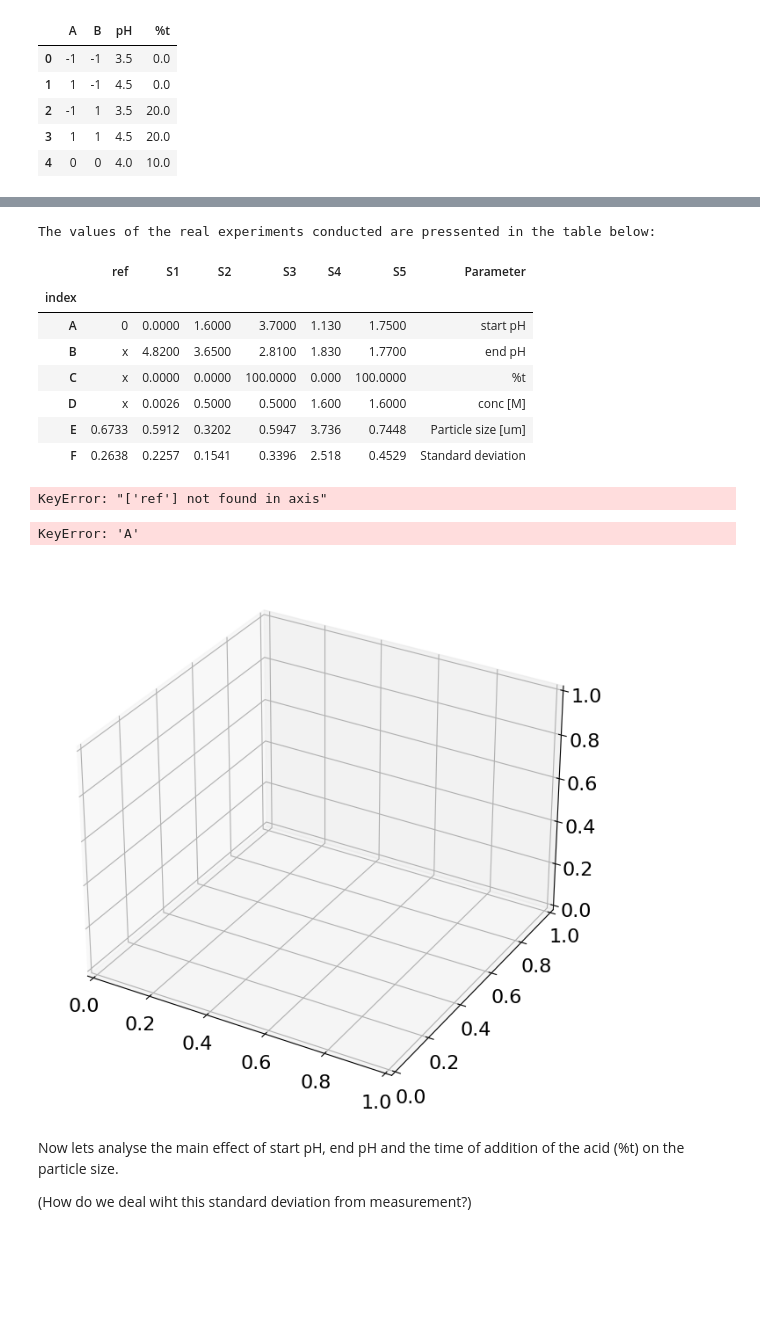
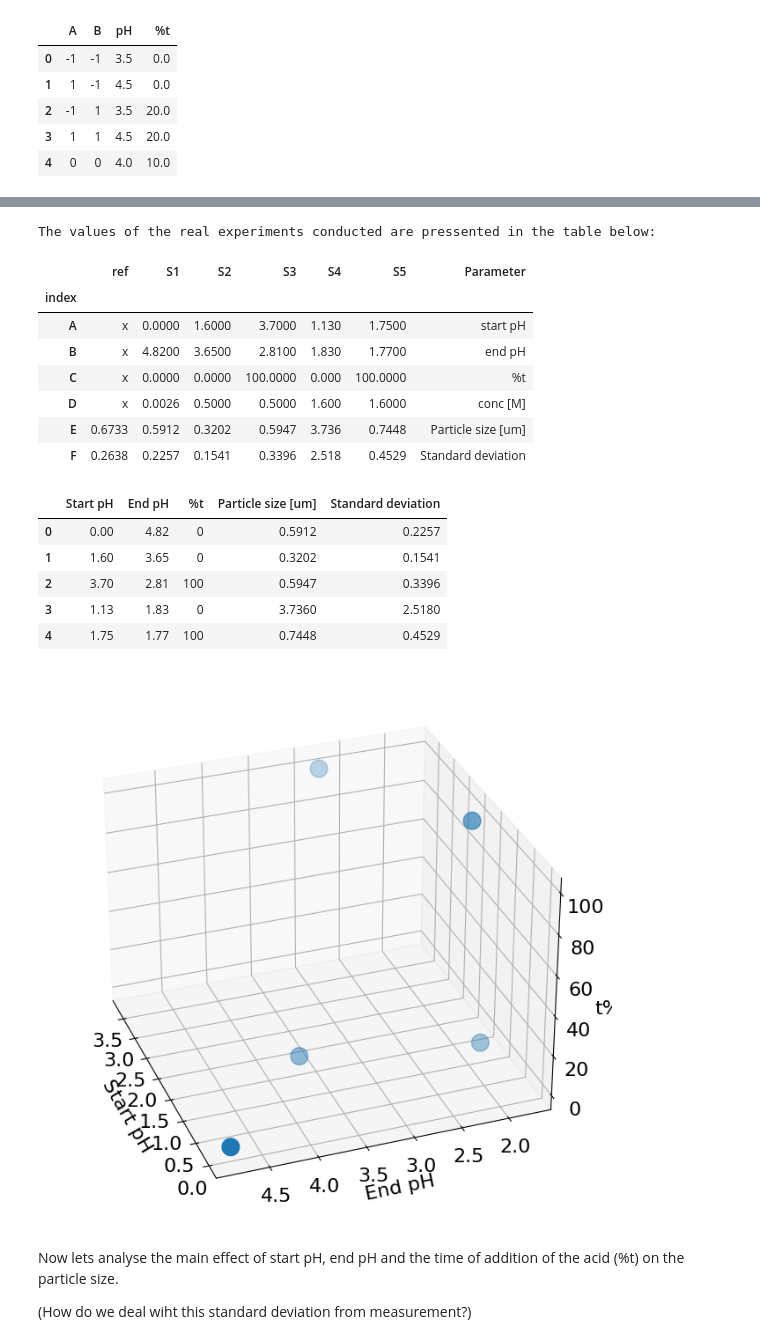
Before and after one commit to alexandraelora/DoE_Course_Material, a Jupyter notebook: Project/DoE_project_AU.ipynb, the cells around one changed output, grey strips where cells are left out. Saved outputs shown, nothing was run; the diff lists cells and outputs as text; code cells hidden in the pictures; blank space fills up the shorter version.

Commit message:
Fixing data import and 3d visualisation of data points

```diff
--- a/Project/DoE_project_AU.ipynb
+++ b/Project/DoE_project_AU.ipynb
@@ -115,5 +117,5 @@ Experiments will not be done in ramdom order due to saftey reasons, otherwise ra
 # %%
-#Add experimental data to a dataframe
+#Add all experimental data to a dataframe
 
 
 data = pd.DataFrame()
@@ -130,7 +132,7 @@ input_labels = {
 
 # create list of synthesis data #OBS point being 0 is not measured
 data = [
-    ('A', 0, 0, 1.6, 3.7, 1.13, 1.75),
+    ('A', 'x', 0, 1.6, 3.7, 1.13, 1.75),
     ('B', 'x', 4.82, 3.65, 2.81, 1.83, 1.77),
     ('C', 'x', 0, 0, 100, 0, 100),
     ('D', 'x', 0.0026, 0.50, 0.50, 1.6, 1.6),
@@ -150,44 +152,50 @@ result
 The values of the real experiments conducted are pressented in the table below:
 |  | ref | S1 | S2 | S3 | S4 | S5 | Parameter |
 | index |  |  |  |  |  |  |  |
-| A | 0 | 0.0000 | 1.6000 | 3.7000 | 1.130 | 1.7500 | start pH |
+| A | x | 0.0000 | 1.6000 | 3.7000 | 1.130 | 1.7500 | start pH |
 | B | x | 4.8200 | 3.6500 | 2.8100 | 1.830 | 1.7700 | end pH |
 | C | x | 0.0000 | 0.0000 | 100.0000 | 0.000 | 100.0000 | %t |
 | D | x | 0.0026 | 0.5000 | 0.5000 | 1.600 | 1.6000 | conc [M] |
 | E | 0.6733 | 0.5912 | 0.3202 | 0.5947 | 3.736 | 0.7448 | Particle size [um] |
 | F | 0.2638 | 0.2257 | 0.1541 | 0.3396 | 2.518 | 0.4529 | Standard deviation |
-# %%
-#A version of the table where reference synthesis is dropped due to lack of some datapoints
-
-#TBC
-
-result = result.drop('ref', axis = 0)
-result
-# %% [output]
-KeyError: "['ref'] not found in axis"
+# %%
+#What data is relevant for analysis? Drop ref synthesis as we do not have a compleate data set for it
+
+R2 = pd.DataFrame({'Start pH' : [0, 1.6, 3.7, 1.13, 1.75],
+                   'End pH' : [4.82, 3.65, 2.81, 1.83, 1.77],
+                   '%t' : [0, 0, 100, 0, 100],
+                   'Particle size [um]' : [0.5912, 0.3202, 0.5947, 3.7360, 0.7448],
+                   'Standard deviation': [0.2257, 0.1541, 0.3396, 2.5180, 0.4529]})
+
+R2
+# %% [output]
+|  | Start pH | End pH | %t | Particle size [um] | Standard deviation |
+| 0 | 0.00 | 4.82 | 0 | 0.5912 | 0.2257 |
+| 1 | 1.60 | 3.65 | 0 | 0.3202 | 0.1541 |
+| 2 | 3.70 | 2.81 | 100 | 0.5947 | 0.3396 |
+| 3 | 1.13 | 1.83 | 0 | 3.7360 | 2.5180 |
+| 4 | 1.75 | 1.77 | 100 | 0.7448 | 0.4529 |
 # %%
 #The experiments done can be visualised in 3D
-#Ev get this to work later
 
-#from mpl_toolkits.mplot3d import Axes3D
-#import matplotlib.pyplot as plt
+from mpl_toolkits.mplot3d import Axes3D
+import matplotlib.pyplot as plt
 
 plt.rcParams.update({'font.size': 16})
 # plot
 fig = plt.figure(figsize=(12, 8))
 ax = fig.add_subplot(111, projection='3d')
-ax.scatter3D(result['A'],
-             result['B'],
-             result['C'],
+ax.scatter3D(R2['Start pH'],
+             R2['End pH'],
+             R2['%t'],
            s=200)
 ax.set_xlabel('Start pH')
 ax.set_ylabel('End pH')
 ax.set_zlabel('t%');
 ax.view_init(30, 160)
 #plt.show()
 # %% [output]
-KeyError: 'A'
-[figure, old version]
+[figure, new version]
 # %% [markdown]
 Now lets analyse the main effect of start pH, end pH and the time of addition of the acid (%t) on the particle size.
 
```
Also changed, not shown: parts of 2 cells of this notebook.
